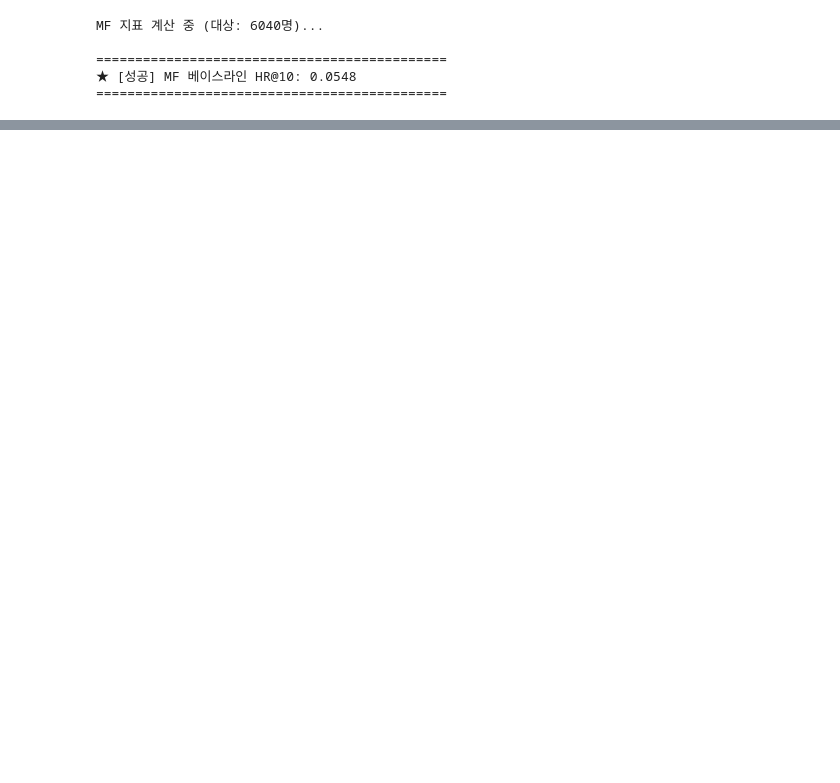
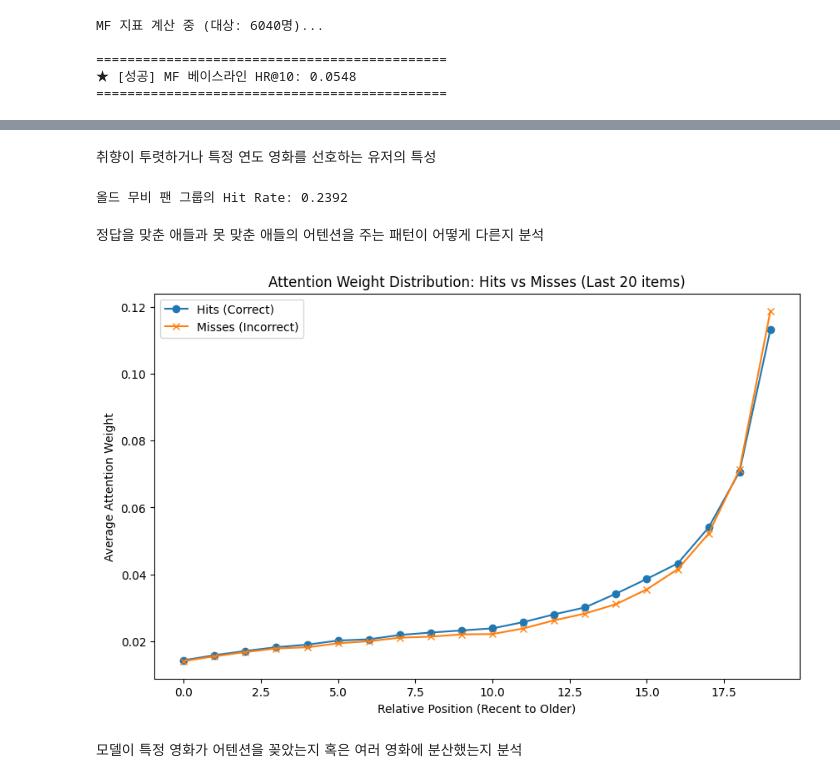
Before and after one commit to shoh0806/Capstone_Design, a Jupyter notebook: Bert4Rec_model.ipynb, the cells around one changed output, grey strips where cells are left out. Drawn from its saved outputs; the diff is of its cells as text; code cells hidden in the pictures; blank space fills up the shorter version.

```diff
--- a/Bert4Rec_model.ipynb
+++ b/Bert4Rec_model.ipynb
@@ -638,0 +641,18 @@ MF 지표 계산 중 (대상: 6040명)...
+# %%
+import re
+
+# 영화 연도 추출 함수
+def extract_year(title):
+    match = re.search(r'\((\d{4})\)', title)
+    return int(match.group(1)) if match else 1990 # 기본값
+
+# 메타데이터 정리
+pdf_movies = movies.to_pandas()
+pdf_movies['movieId_idx'] = pdf_movies['movieId'].map(item2idx)
+pdf_movies['year'] = pdf_movies['title'].apply(extract_year)
+pdf_movies['is_old'] = pdf_movies['year'] < 1990 # 90년대 이전 영화 기준
+
+# 아이템 인덱스별 메타데이터 매핑용 딕셔너리
+idx2year = {item2idx[row['movieId']]: row['year'] for _, row in pdf_movies.iterrows() if row['movieId'] in item2idx}
+idx2genres = {item2idx[row['movieId']]: row['genres'].split('|') for _, row in pdf_movies.iterrows() if row['movieId'] in item2idx}
+idx2is_old = {item2idx[row['movieId']]: row['is_old'] for _, row in pdf_movies.iterrows() if row['movieId'] in item2idx}
@@ -638,0 +754,29 @@ MF 지표 계산 중 (대상: 6040명)...
+# %% [markdown]
+취향이 투렷하거나 특정 연도 영화를 선호하는 유저의 특성
+# %%
+# 올드 영화 어텐션 비중이 높은 유저 (상위 20%)
+oldies_lovers = analysis_df[analysis_df['old_movie_attn'] > analysis_df['old_movie_attn'].quantile(0.8)]
+
+print(f"올드 무비 팬 그룹의 Hit Rate: {oldies_lovers['is_hit'].mean():.4f}")
+# %% [output]
+올드 무비 팬 그룹의 Hit Rate: 0.2392
+# %% [markdown]
+정답을 맞춘 애들과 못 맞춘 애들의 어텐션을 주는 패턴이 어떻게 다른지 분석
+# %%
+plt.figure(figsize=(10, 6))
+
+# 맞춘 유저들의 평균 어텐션 분포 (뒤에서부터 역순)
+hit_attn = np.mean([x[-20:] for x in analysis_df[analysis_df['is_hit']==True]['attn_map'] if len(x)>=20], axis=0)
+miss_attn = np.mean([x[-20:] for x in analysis_df[analysis_df['is_hit']==False]['attn_map'] if len(x)>=20], axis=0)
+
+plt.plot(hit_attn, label='Hits (Correct)', marker='o')
+plt.plot(miss_attn, label='Misses (Incorrect)', marker='x')
+plt.title("Attention Weight Distribution: Hits vs Misses (Last 20 items)")
+plt.xlabel("Relative Position (Recent to Older)")
+plt.ylabel("Average Attention Weight")
+plt.legend()
+plt.show()
+# %% [output]
+[figure, added]
+# %% [markdown]
+모델이 특정 영화가 어텐션을 꽂았는지 혹은 여러 영화에 분산했는지 분석
```
Also changed, not shown: parts of 34 cells of this notebook.
